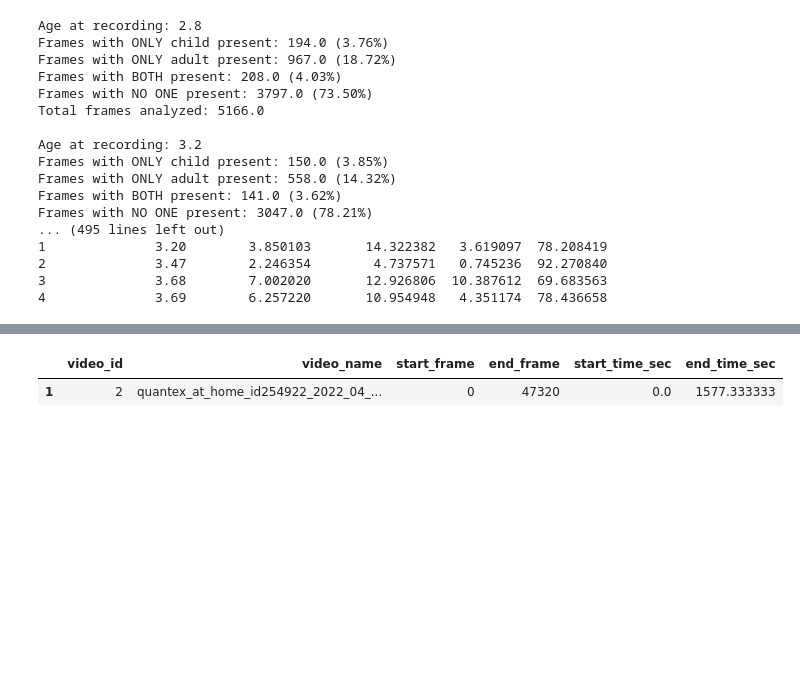
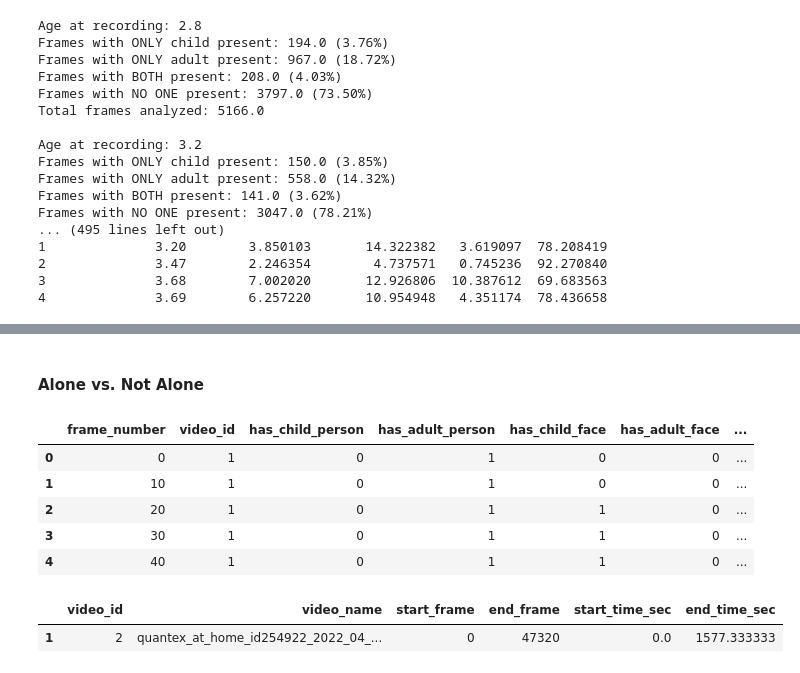
Before and after one commit to neleSuffo/preschool-social-ecology, a Jupyter notebook: notebooks/quantex_results.ipynb, the cells around one changed output, grey strips where cells are left out. Drawn from its saved outputs; the diff is of its cells as text; code cells hidden in the pictures; blank space fills up the shorter version.

```diff
--- a/notebooks/quantex_results.ipynb
+++ b/notebooks/quantex_results.ipynb
@@ -1,4 +1,18 @@
 # %% [markdown]
 ## Results
+# %%
+import pandas as pd
+import numpy as np
+
+TOTAL_FRAMES = 875_887
+FPS = 30
+SAMPLE_RATE = 10  # every 10th frame
+WINDOW_SEC = 30
+ALONE_DECISION_PERCENTAGE = 0.1  # at least 10% of frames in the window
+
+face_frame_category_df = pd.read_csv("/home/nele_pauline_suffo/outputs/quantex_inference/face_frame_categories.csv")
+person_frame_category_df = pd.read_csv("/home/nele_pauline_suffo/outputs/quantex_inference/person_frame_categories.csv")
+person_face_combined_df = pd.read_csv("/home/nele_pauline_suffo/outputs/quantex_inference/combined_face_person_categories.csv")
+alone_vs_not_alone_df = pd.read_csv("/home/nele_pauline_suffo/outputs/quantex_inference/alone_vs_not_alone.csv")
 # %% [markdown]
 ### Face Detection Information
@@ -355 +285,12 @@ print(df.head())
+# %% [markdown]
+#### Alone vs. Not Alone
+# %%
+alone_vs_not_alone_df.head()
+# %% [output]
+|  | frame_number | video_id | has_child_person | has_adult_person | has_child_face | has_adult_face | ... |
+| 0 | 0 | 1 | 0 | 1 | 0 | 0 | ... |
+| 1 | 10 | 1 | 0 | 1 | 0 | 0 | ... |
+| 2 | 20 | 1 | 0 | 1 | 1 | 0 | ... |
+| 3 | 30 | 1 | 0 | 1 | 1 | 0 | ... |
+| 4 | 40 | 1 | 0 | 1 | 1 | 0 | ... |
 # %%
```
Also changed, not shown: parts of 3 cells of this notebook.
